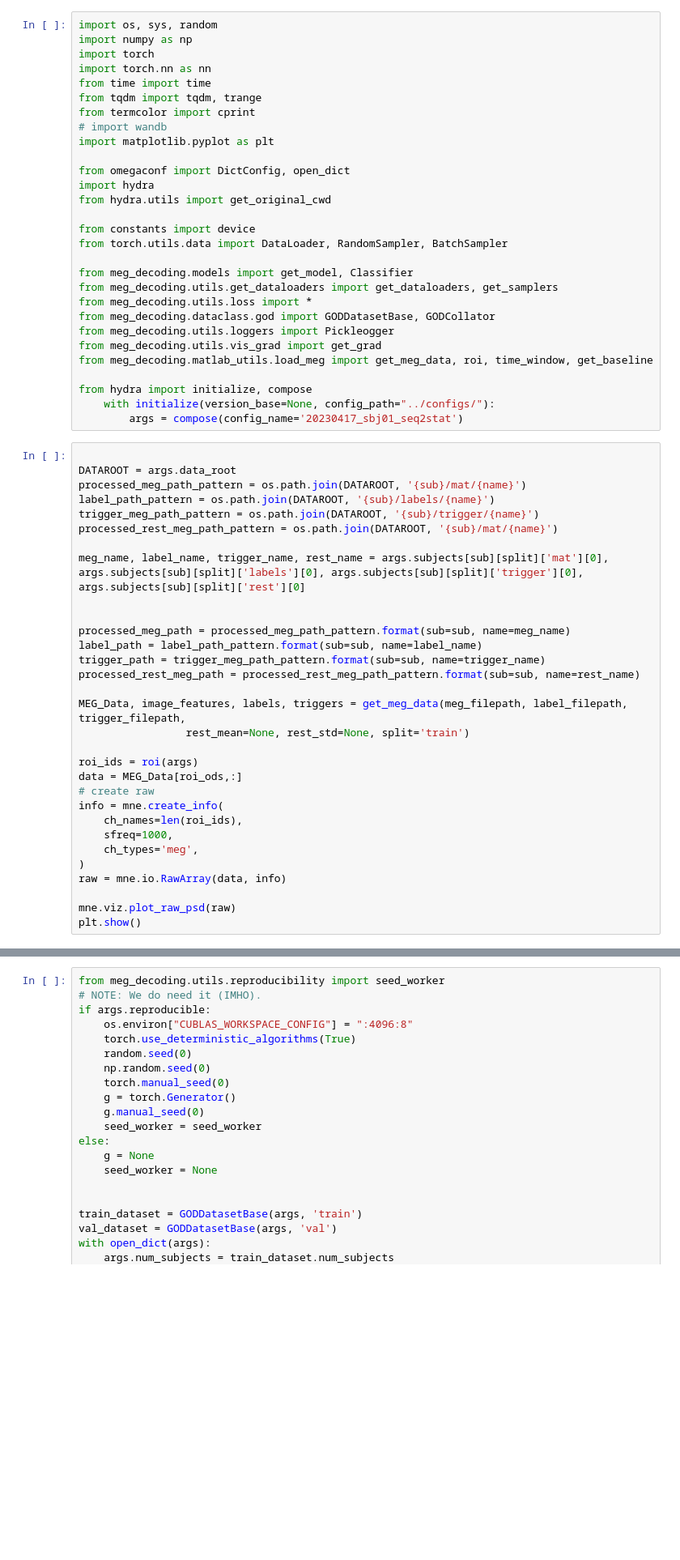
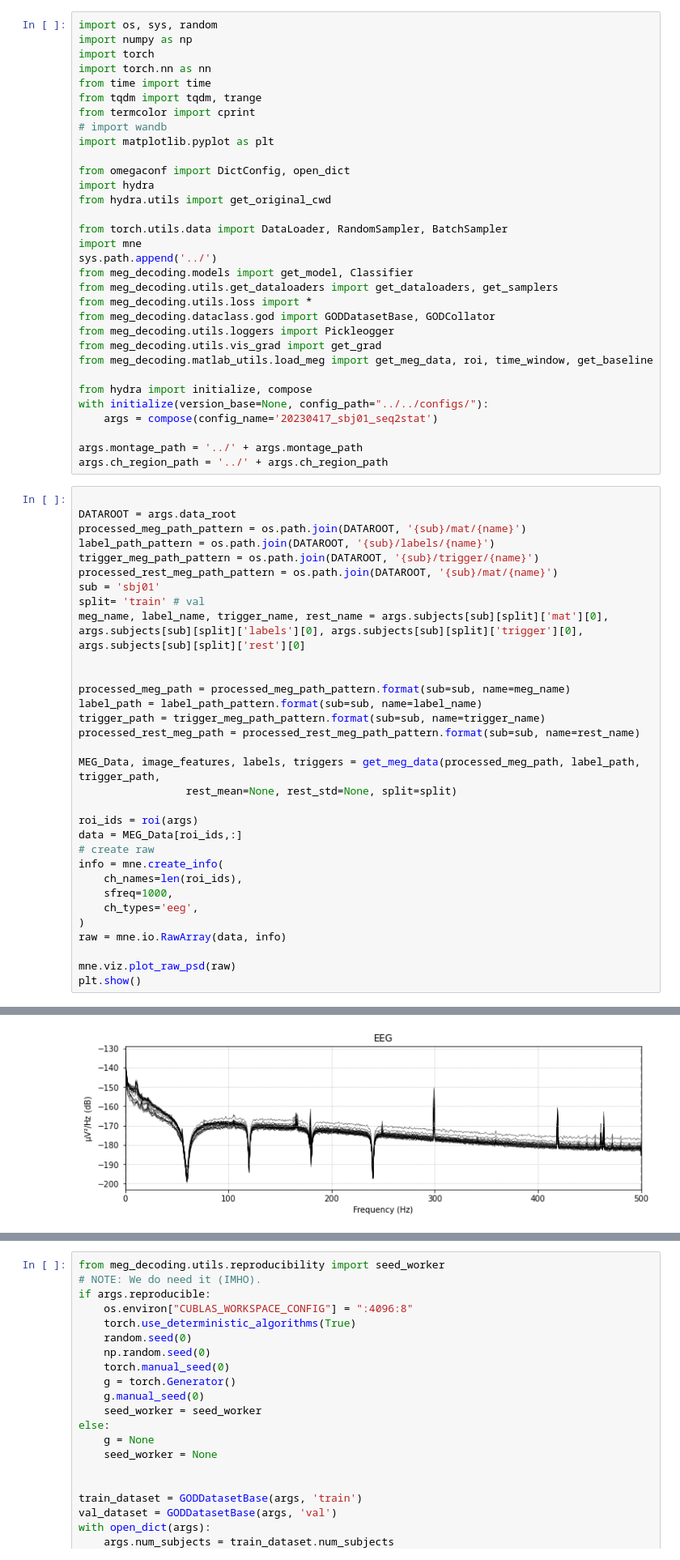
Before and after one commit to SeanNobel/speech-decoding, a Jupyter notebook: notebooks/vis_meg.ipynb, the cells around one changed output, grey strips where cells are left out. Shown at 81% size. Drawn from its saved outputs; the diff is of its cells as text; blank space fills up the shorter version.

```diff
--- a/notebooks/vis_meg.ipynb
+++ b/notebooks/vis_meg.ipynb
@@ -13,9 +13,9 @@ from omegaconf import DictConfig, open_dict
 import hydra
 from hydra.utils import get_original_cwd
 
-from constants import device
 from torch.utils.data import DataLoader, RandomSampler, BatchSampler
-
+import mne
+sys.path.append('../')
 from meg_decoding.models import get_model, Classifier
 from meg_decoding.utils.get_dataloaders import get_dataloaders, get_samplers
 from meg_decoding.utils.loss import *
@@ -25,8 +25,11 @@ from meg_decoding.utils.vis_grad import get_grad
 from meg_decoding.matlab_utils.load_meg import get_meg_data, roi, time_window, get_baseline
 
 from hydra import initialize, compose
-    with initialize(version_base=None, config_path="../configs/"):
-        args = compose(config_name='20230417_sbj01_seq2stat')
+with initialize(version_base=None, config_path="../../configs/"):
+    args = compose(config_name='20230417_sbj01_seq2stat')
+
+args.montage_path = '../' + args.montage_path
+args.ch_region_path = '../' + args.ch_region_path
 # %%
 
 DATAROOT = args.data_root
@@ -34,7 +37,8 @@ processed_meg_path_pattern = os.path.join(DATAROOT, '{sub}/mat/{name}')
 label_path_pattern = os.path.join(DATAROOT, '{sub}/labels/{name}')
 trigger_meg_path_pattern = os.path.join(DATAROOT, '{sub}/trigger/{name}')
 processed_rest_meg_path_pattern = os.path.join(DATAROOT, '{sub}/mat/{name}')
-
+sub = 'sbj01'
+split= 'train' # val
 meg_name, label_name, trigger_name, rest_name = args.subjects[sub][split]['mat'][0], args.subjects[sub][split]['labels'][0], args.subjects[sub][split]['trigger'][0], args.subjects[sub][split]['rest'][0]
 
 
@@ -43,18 +47,19 @@ label_path = label_path_pattern.format(sub=sub, name=label_name)
 trigger_path = trigger_meg_path_pattern.format(sub=sub, name=trigger_name)
 processed_rest_meg_path = processed_rest_meg_path_pattern.format(sub=sub, name=rest_name)
 
-MEG_Data, image_features, labels, triggers = get_meg_data(meg_filepath, label_filepath, trigger_filepath,
-                 rest_mean=None, rest_std=None, split='train')
+MEG_Data, image_features, labels, triggers = get_meg_data(processed_meg_path, label_path, trigger_path,
+                 rest_mean=None, rest_std=None, split=split)
 
 roi_ids = roi(args)
-data = MEG_Data[roi_ods,:]
+data = MEG_Data[roi_ids,:]
 # create raw
 info = mne.create_info(
     ch_names=len(roi_ids),
     sfreq=1000,
-    ch_types='meg',
+    ch_types='eeg',
 )
 raw = mne.io.RawArray(data, info)
 
 mne.viz.plot_raw_psd(raw)
 plt.show()
+# %% [output]
@@ -60,0 +70 @@ plt.show()
+[figure, added]
```
Also changed, not shown: parts of 6 cells of this notebook, 2 other files.
